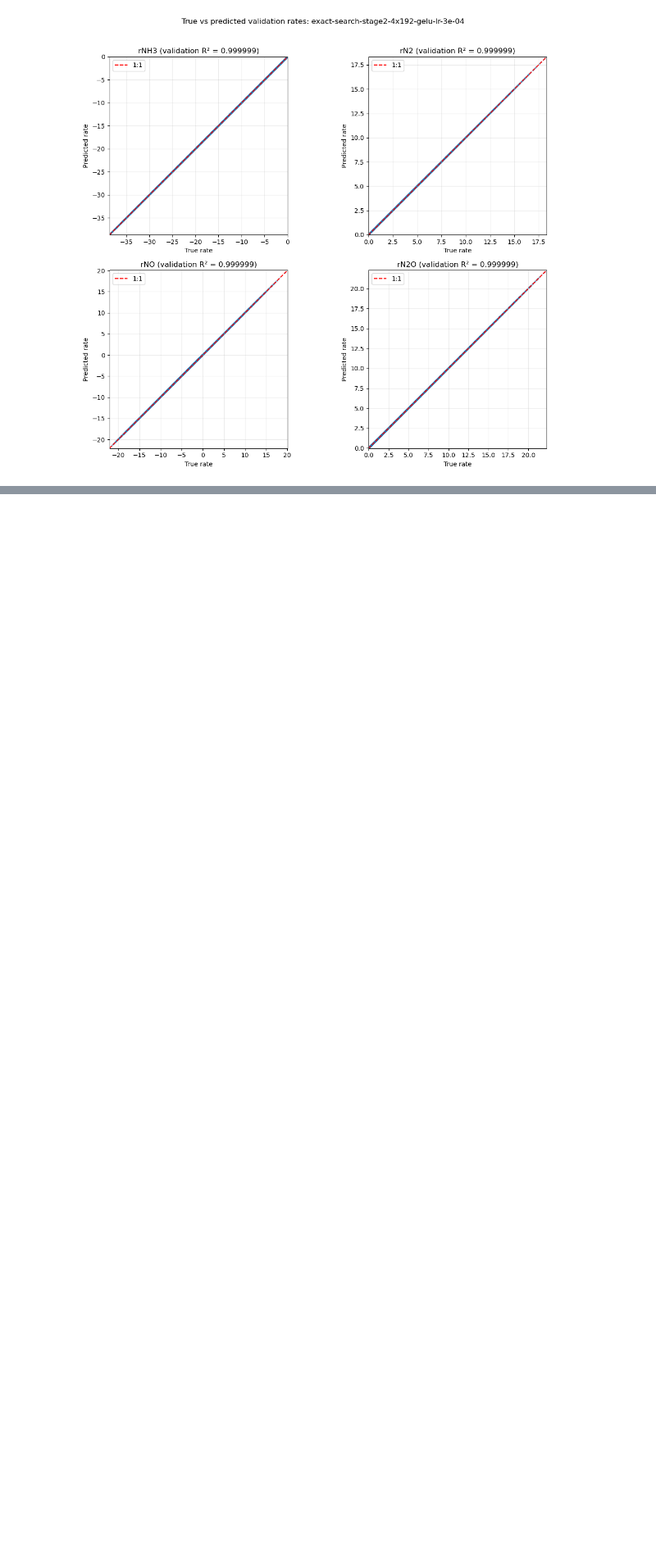
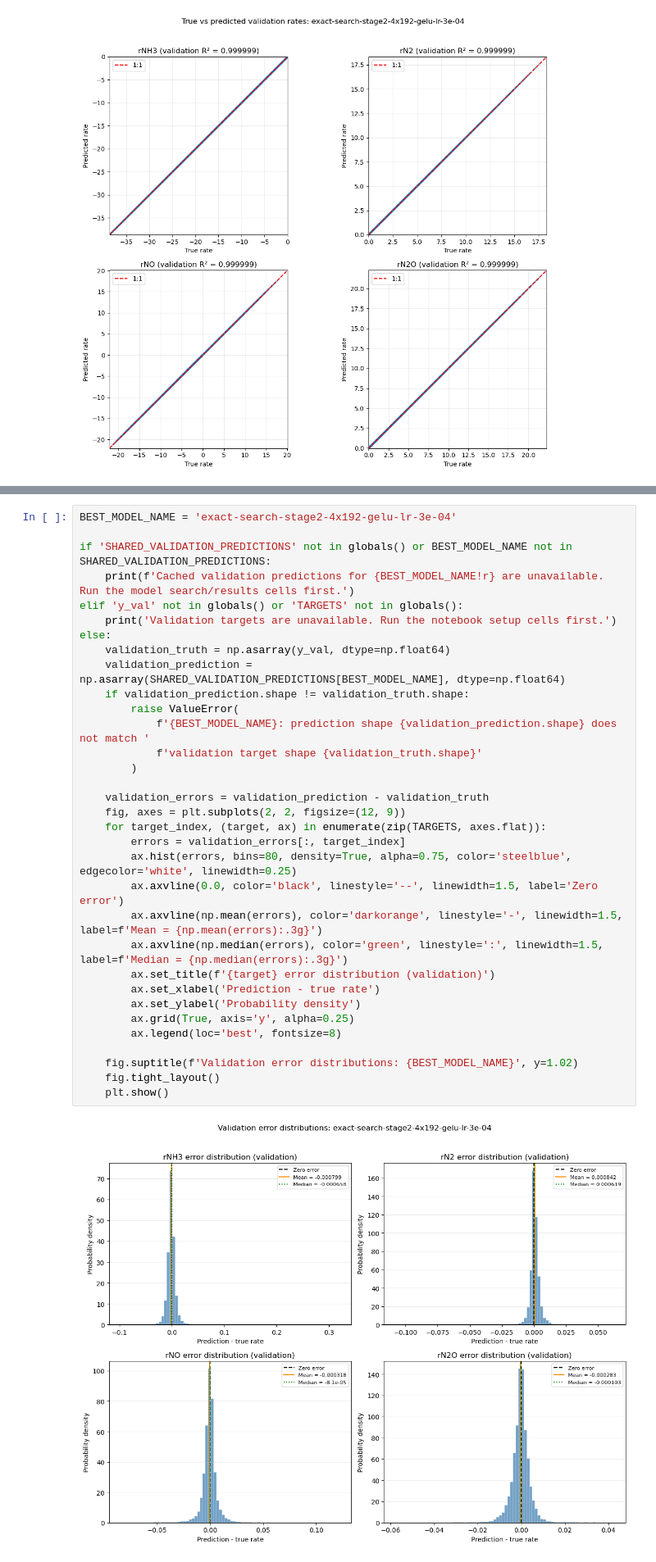
Before and after one commit to afadic/kinetics-dae-nn, a Jupyter notebook: kinetics-dae-nn/NNmultioutput_mass_conservation.ipynb, the cells around one changed output, grey strips where cells are left out. Shown at 82% size. Drawn from its saved outputs; the diff is of its cells as text; blank space fills up the shorter version.

```diff
--- a/kinetics-dae-nn/NNmultioutput_mass_conservation.ipynb
+++ b/kinetics-dae-nn/NNmultioutput_mass_conservation.ipynb
@@ -1627,0 +1637,35 @@ else:
+# %%
+BEST_MODEL_NAME = 'exact-search-stage2-4x192-gelu-lr-3e-04'
+
+if 'SHARED_VALIDATION_PREDICTIONS' not in globals() or BEST_MODEL_NAME not in SHARED_VALIDATION_PREDICTIONS:
+    print(f'Cached validation predictions for {BEST_MODEL_NAME!r} are unavailable. Run the model search/results cells first.')
+elif 'y_val' not in globals() or 'TARGETS' not in globals():
+    print('Validation targets are unavailable. Run the notebook setup cells first.')
+else:
+    validation_truth = np.asarray(y_val, dtype=np.float64)
+    validation_prediction = np.asarray(SHARED_VALIDATION_PREDICTIONS[BEST_MODEL_NAME], dtype=np.float64)
+    if validation_prediction.shape != validation_truth.shape:
+        raise ValueError(
+            f'{BEST_MODEL_NAME}: prediction shape {validation_prediction.shape} does not match '
+            f'validation target shape {validation_truth.shape}'
+        )
+
+    validation_errors = validation_prediction - validation_truth
+    fig, axes = plt.subplots(2, 2, figsize=(12, 9))
+    for target_index, (target, ax) in enumerate(zip(TARGETS, axes.flat)):
+        errors = validation_errors[:, target_index]
+        ax.hist(errors, bins=80, density=True, alpha=0.75, color='steelblue', edgecolor='white', linewidth=0.25)
+        ax.axvline(0.0, color='black', linestyle='--', linewidth=1.5, label='Zero error')
+        ax.axvline(np.mean(errors), color='darkorange', linestyle='-', linewidth=1.5, label=f'Mean = {np.mean(errors):.3g}')
+        ax.axvline(np.median(errors), color='green', linestyle=':', linewidth=1.5, label=f'Median = {np.median(errors):.3g}')
+        ax.set_title(f'{target} error distribution (validation)')
+        ax.set_xlabel('Prediction - true rate')
+        ax.set_ylabel('Probability density')
+        ax.grid(True, axis='y', alpha=0.25)
+        ax.legend(loc='best', fontsize=8)
+
+    fig.suptitle(f'Validation error distributions: {BEST_MODEL_NAME}', y=1.02)
+    fig.tight_layout()
+    plt.show()
+# %% [output]
+[figure, added]
```
Also changed, not shown: parts of 6 cells of this notebook.
